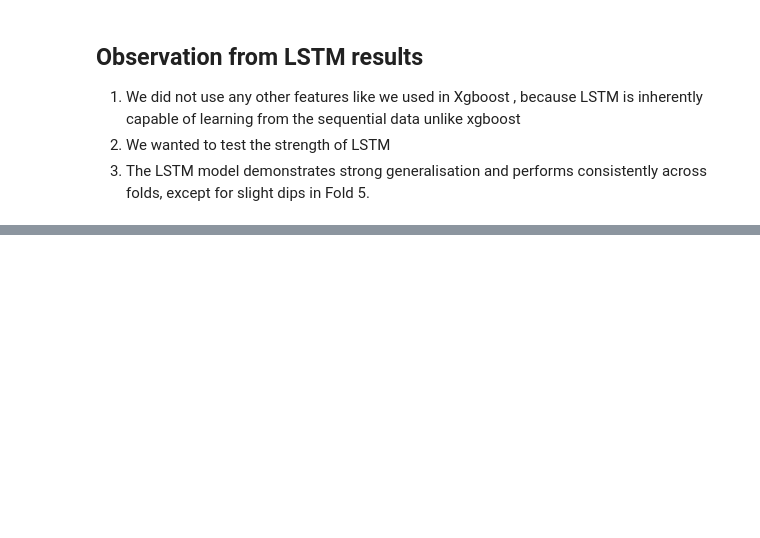
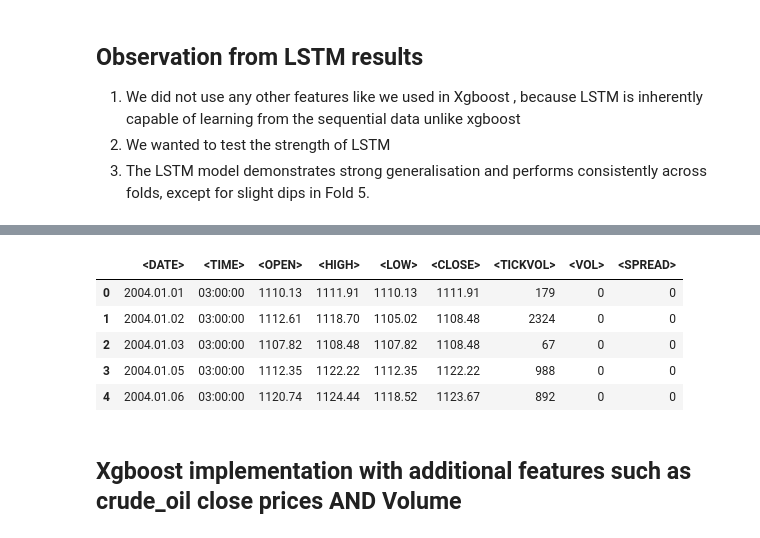
Before and after one commit to abhisheksuga/price-forecasting, a Jupyter notebook: src/forcasting.ipynb, the cells around one changed output, grey strips where cells are left out. Cells and saved outputs as stored; diff of their text form; code cells hidden in the pictures; blank space fills up the shorter version.

```diff
--- a/src/forcasting.ipynb
+++ b/src/forcasting.ipynb
@@ -27,6 +43,8 @@ gold_data_1h = pd.read_csv("/Users/abhisheksuga/Documents/Edu/thesis/gold/data/G
 gold_data_5m = pd.read_csv("/Users/abhisheksuga/Documents/Edu/thesis/gold/data/Gold_5m.csv")
 gold_data_15m = pd.read_csv("//Users/abhisheksuga/Documents/Edu/thesis/gold/data/Gold_15m.csv")
 gold_data_30m = pd.read_csv("/Users/abhisheksuga/Documents/Edu/thesis/gold/data/Gold_30m.csv")
+nasdaq_data = pd.read_csv("/Users/abhisheksuga/Documents/Edu/thesis/gold/data/nasdaq.csv" ,sep='\t')
+snp500_data = pd.read_csv("/Users/abhisheksuga/Documents/Edu/thesis/gold/data/snp500.csv",sep='\t')
 # %%
 gold_data_1h.head(38)
 # %% [output]
@@ -573,0 +694,9 @@ for fold in fold_results_df1['Fold'].unique():  # Fixed from fold_results['Fold'
+# %%
+snp500_data.head()
+# %% [output]
+|  | <DATE> | <TIME> | <OPEN> | <HIGH> | <LOW> | <CLOSE> | <TICKVOL> | <VOL> | <SPREAD> |
+| 0 | 2004.01.01 | 03:00:00 | 1110.13 | 1111.91 | 1110.13 | 1111.91 | 179 | 0 | 0 |
+| 1 | 2004.01.02 | 03:00:00 | 1112.61 | 1118.70 | 1105.02 | 1108.48 | 2324 | 0 | 0 |
+| 2 | 2004.01.03 | 03:00:00 | 1107.82 | 1108.48 | 1107.82 | 1108.48 | 67 | 0 | 0 |
+| 3 | 2004.01.05 | 03:00:00 | 1112.35 | 1122.22 | 1112.35 | 1122.22 | 988 | 0 | 0 |
+| 4 | 2004.01.06 | 03:00:00 | 1120.74 | 1124.44 | 1118.52 | 1123.67 | 892 | 0 | 0 |
@@ -573,0 +707,2 @@ for fold in fold_results_df1['Fold'].unique():  # Fixed from fold_results['Fold'
+# %% [markdown]
+## Xgboost implementation with additional features such as crude_oil close prices AND Volume
```
Also changed, not shown: parts of 29 cells of this notebook, 1 other file.
